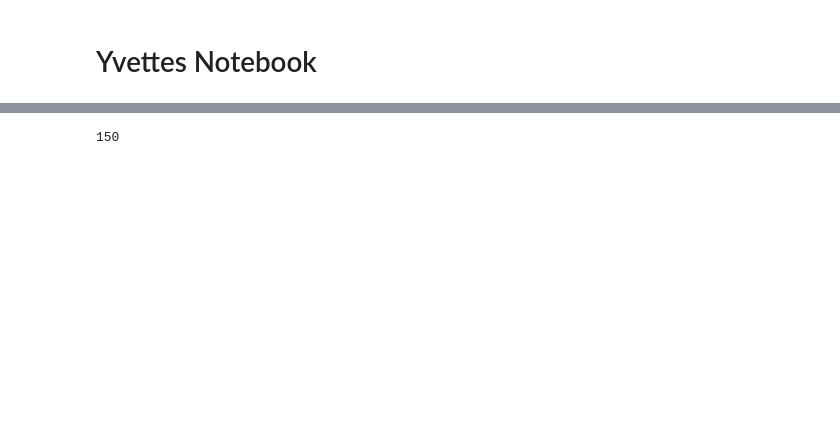
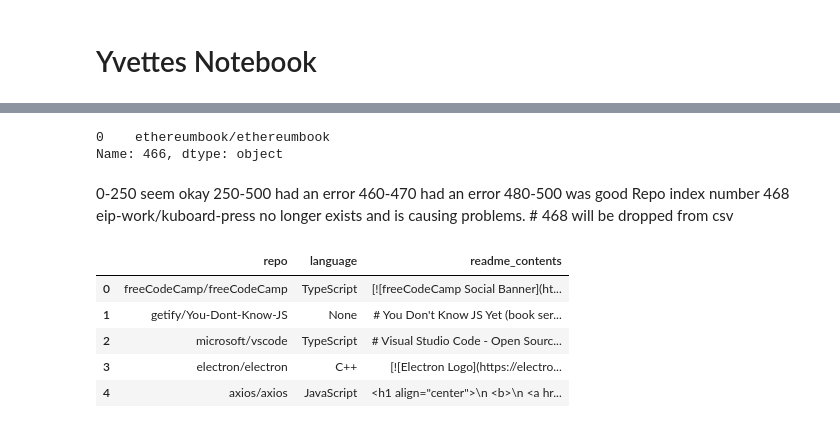
Before and after one commit to NLP-Project-Burton-Yuvia-Yvette/NLP-Project, a Jupyter notebook: Yvettes_notebook.ipynb, the cells around one changed output, grey strips where cells are left out. Drawn from its saved outputs; the diff is of its cells as text; code cells hidden in the pictures; blank space fills up the shorter version.

```diff
--- a/Yvettes_notebook.ipynb
+++ b/Yvettes_notebook.ipynb
@@ -35,0 +103,5 @@ Name: 0, Length: 100, dtype: object
+# %%
+# scrapping functions where not functionin properly because url index 468 no longer existed, so it was dropped.
+#0    eip-work/kuboard-press
+#Name: 534, dtype: object
+urls_repo.drop([534], axis = 0, inplace= True)
@@ -35,0 +124,4 @@ Name: 0, Length: 100, dtype: object
+# %%
+urls_repo.reset_index(inplace=True)
+# %%
+urls_repo.drop(columns=['index'], inplace=True)
@@ -35,0 +137,30 @@ Name: 0, Length: 100, dtype: object
+# %%
+urls_repo.iloc[466]
+# %% [output]
+0    ethereumbook/ethereumbook
+Name: 466, dtype: object
+# %%
+"""
+A module for obtaining repo readme and language data from the github API.
+Before using this module, read through it, and follow the instructions marked
+TODO.
+After doing so, run it like this:
+    python acquire.py
+To create the `data.json` file that contains the data.
+"""
+
+
+# TODO: Make a github personal access token.
+#     1. Go here and generate a personal access token: https://github.com/settings/tokens
+#        You do _not_ need select any scopes, i.e. leave all the checkboxes unchecked
+#     2. Save it in your env.py file under the variable `github_token`
+# TODO: Add your github username to your env.py file under the variable `github_username`
+# TODO: Add more repositories to the `REPOS` list below.
+
+REPOS = urls_repo['0']
+# %% [markdown]
+0-250 seem okay
+250-500  had an error
+460-470 had an error
+480-500 was good
+Repo index number 468 eip-work/kuboard-press no longer exists and is causing problems. # 468 will be dropped from csv
@@ -141,5 +255 @@ if __name__ == "__main__":
 df = scrape_github_data()
-# %%
-len(df)
-# %% [output]
-150
@@ -147,0 +258,9 @@ df = pd.DataFrame(df)
+# %%
+df.head()
+# %% [output]
+|  | repo | language | readme_contents |
+| 0 | freeCodeCamp/freeCodeCamp | TypeScript | [![freeCodeCamp Social Banner](ht... |
+| 1 | getify/You-Dont-Know-JS | None | # You Don't Know JS Yet (book ser... |
+| 2 | microsoft/vscode | TypeScript | # Visual Studio Code - Open Sourc... |
+| 3 | electron/electron | C++ | [![Electron Logo](https://electro... |
+| 4 | axios/axios | JavaScript | <h1 align="center">\n <b>\n <a hr... |
```
Also changed, not shown: parts of 50 cells of this notebook.
